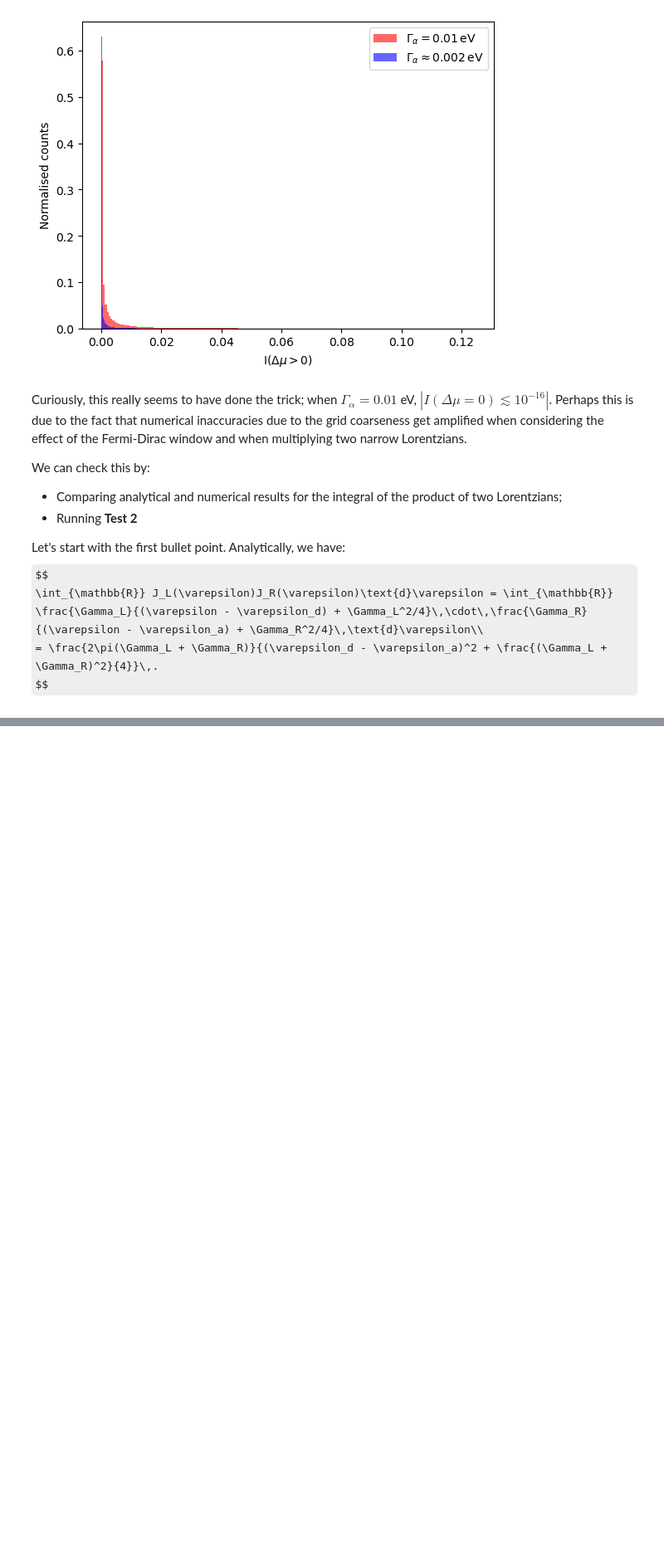
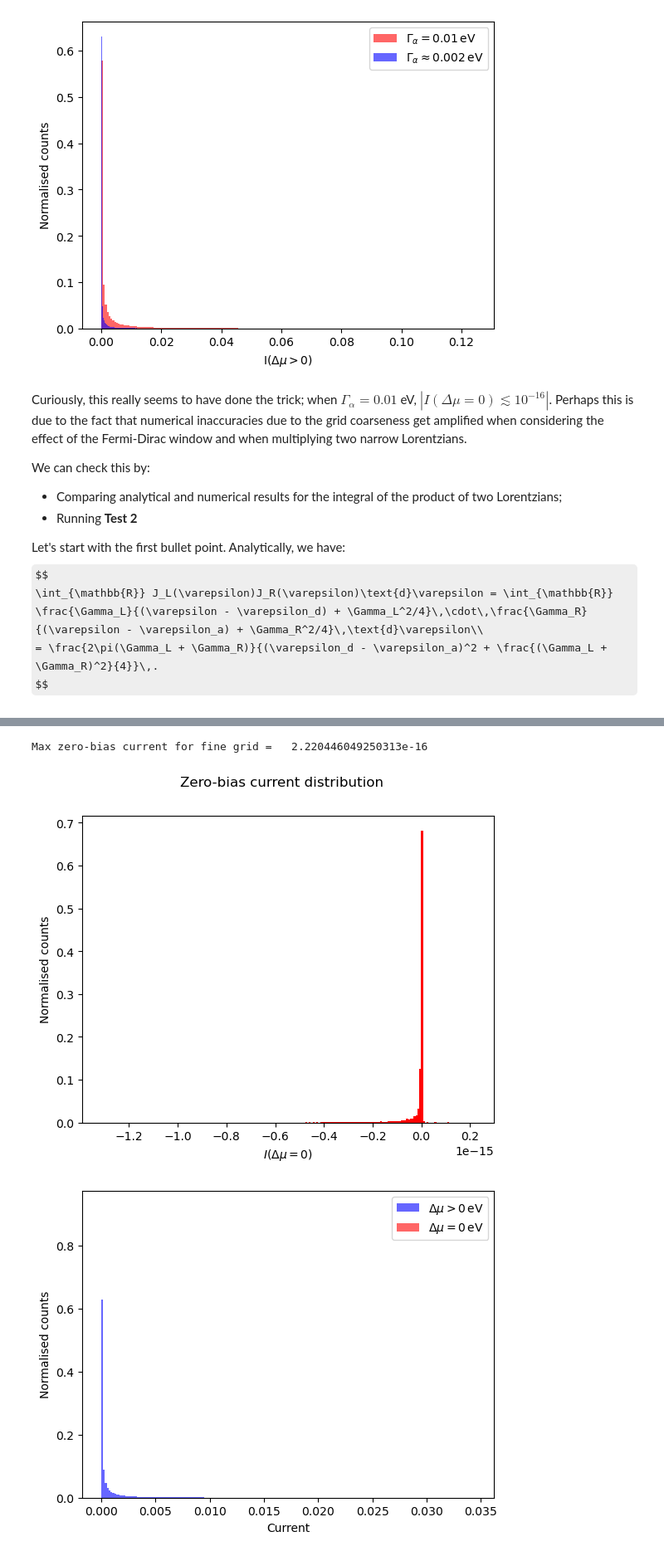
Before and after one commit to ngastellu/spin_boson_2lvl_current, a Jupyter notebook: I_0bias.ipynb, the cells around one changed output, grey strips where cells are left out. Shown at 83% size. Drawn from its saved outputs; the diff is of its cells as text; code cells hidden in the pictures; some formulas as TeX source; blank space fills up the shorter version.

```diff
--- a/I_0bias.ipynb
+++ b/I_0bias.ipynb
@@ -390,0 +458,40 @@ We now run **Test 2**. Before proceeding let's just make sure we're not losing t
+# %%
+npydir_fine = 'MAC_aligned_laser-focused_max_dmu0.02_no_shift'
+I_fine = np.moveaxis(np.load('%s/current_non-dis.npy'%npydir_fine),2,-1) # keep shape consistent with previous current array
+
+I_0bias_fine = I_fine[:,:,:,0]
+
+print('Max zero-bias current for fine grid =  ', np.max(I_0bias_fine))
+
+#Histogram of zero-bias current
+plt_utils.histogram(I_0bias_fine, nbins=200,xlabel='$I(\Delta\mu = 0)$',show=False,normalised=True)
+plt.suptitle('Zero-bias current distribution')
+plt.show()
+
+#Histogram of all current, with dmu = 0 and dmu > 0 plotted separately
+plt_utils.histogram(I_fine[:,:,:,1:],nbins=200,xlabel='Current',show=False,normalised=True,
+        plt_kwargs={'alpha':0.6, 'color': 'b','label':'$\Delta\mu > 0\,$eV'})
+plt_utils.histogram(I_0bias_fine,nbins=10,xlabel='Current',show=False,normalised=True,
+    plt_kwargs={'alpha':0.6, 'color': 'r','label':'$\Delta\mu = 0\,$eV'})
+plt.legend()
+plt.show()
+
+# Compare zero-bias current distributions between small and large gammas
+plt_utils.histogram(I_0bias_fine,nbins=10,xlabel='$I(\Delta\mu = 0)$',show=False,normalised=True,
+    plt_kwargs={'alpha':0.6, 'color': 'r','label':'$\Delta\\varepsilon = {:5.4f}$'.format(de_fine)})
+plt_utils.histogram(I_zero_bias,nbins=200,xlabel='$I(\Delta\mu = 0)$',show=False,normalised=True,
+    plt_kwargs={'alpha':0.6, 'color': 'b','label':'$\Delta\\varepsilon = {:5.4f}$'.format(de)})
+plt.legend()
+plt.show()
+
+# Compare finite bias current distributions between small and large gammas
+plt_utils.histogram(I_fine[:,:,:,1:],nbins=200,xlabel='I($\Delta\mu > 0$)',show=False,normalised=True,
+        plt_kwargs={'alpha':0.6, 'color': 'r','label':'$\Delta\\varepsilon = {:5.4f}$'.format(de_fine)})
+plt_utils.histogram(I[:,:,:,1:],nbins=200,xlabel='I($\Delta\mu > 0$)',show=False,normalised=True,
+        plt_kwargs={'alpha':0.6, 'color': 'b','label':'$\Delta\\varepsilon = {:5.4f}$'.format(de)})
+plt.legend()
+plt.show()
+# %% [output]
+Max zero-bias current for fine grid =   2.220446049250313e-16
+[figure, added]
+[figure, added]
```
Also changed, not shown: parts of 7 cells of this notebook, 1 other file.
